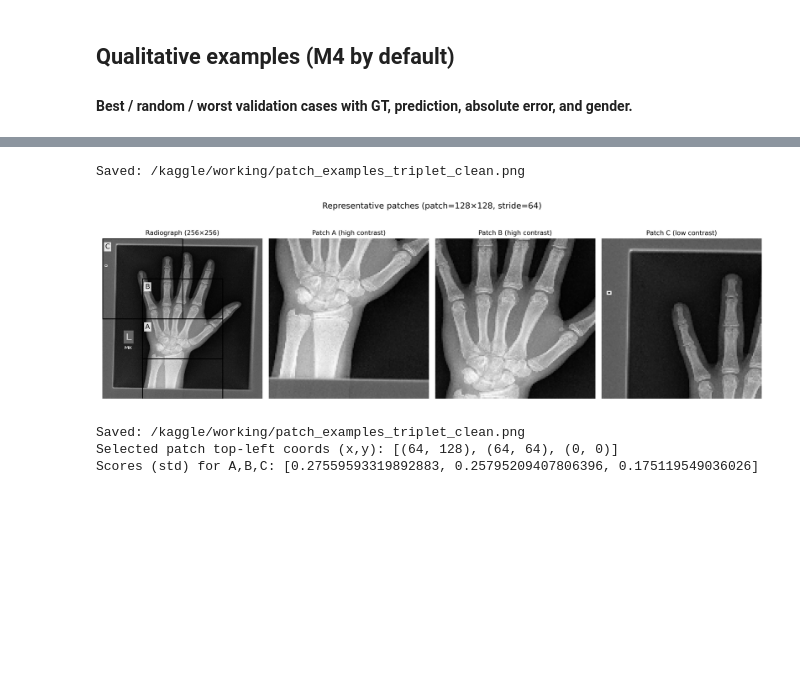
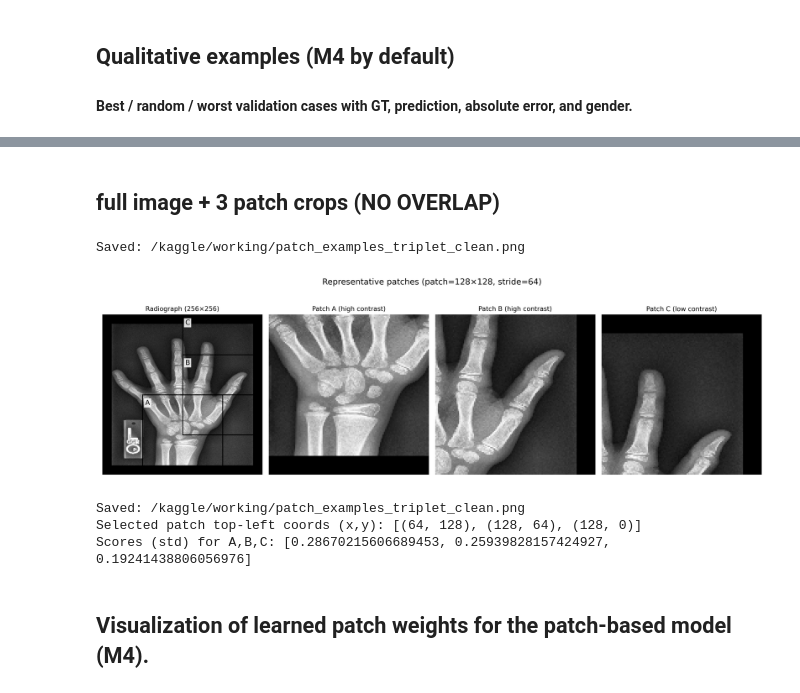
Before and after one commit to sobhanHosseini/bone-age-prediction-cnn-fusion, a Jupyter notebook: main.ipynb, the cells around one changed output, grey strips where cells are left out. Saved outputs shown, nothing was run; the diff lists cells and outputs as text; code cells hidden in the pictures; blank space fills up the shorter version.

Commit message:
updated version - v2

```diff
--- a/main.ipynb
+++ b/main.ipynb
@@ -649,0 +228,10 @@ Saved: /kaggle/working/summary_results.csv
+# %%
+y_mean = float(train_df["boneage"].mean())
+y_std  = float(train_df["boneage"].std() + 1e-8)
+
+Y_MIN = 0
+Y_MAX = 240
+NUM_BINS = Y_MAX - Y_MIN + 1
+
+
+print("Target mean/std:", y_mean, y_std)
@@ -649,0 +332,5 @@ Saved: /kaggle/working/summary_results.csv
+# %%
+X_MEAN = 68.8531
+X_STD = 55.3605
+
+print(f"Pixel mean/std (LOCKED): {X_MEAN}, {X_STD}")
@@ -815,22 +1409,33 @@ Saved: /kaggle/working/qualitative_examples.png
+# %% [markdown]
+## full image + 3 patch crops (NO OVERLAP)
 # %%
+import numpy as np
+import matplotlib.pyplot as plt
+import matplotlib.patches as mpatches
+import tensorflow as tf
+
 OUT_PATH = "/kaggle/working/patch_examples_triplet_clean.png"
 
 IMG_SIZE = 256
 PATCH = 128
 STRIDE = 64
 
-IDX = 183
+IDX = 1363
 img_path = val_df.iloc[IDX]["path"]
 
-def decode_for_display(path, img_size=IMG_SIZE):
-    img = tf.io.read_file(path)
-    img = tf.image.decode_png(img, channels=1)
-    img = tf.image.resize(img, [img_size, img_size])
-    img = tf.cast(img, tf.float32)
+def decode_for_display_preprocessed(path):
+    """
+    Display version aligned with training preprocessing.
+    Output is scaled to [0,1] only for visualization.
+    """
+    img = preprocess_image(tf.constant(path))
+    img = tf.squeeze(img, axis=-1)
+
+    # Scale to [0,1] for display
     img = (img - tf.reduce_min(img)) / (tf.reduce_max(img) - tf.reduce_min(img) + 1e-8)
-    return img.numpy().squeeze()
+    return img.numpy()
 
-img = decode_for_display(img_path, IMG_SIZE)
+img = decode_for_display_preprocessed(img_path)
 
 ys = list(range(0, IMG_SIZE - PATCH + 1, STRIDE))
 xs = list(range(0, IMG_SIZE - PATCH + 1, STRIDE))
@@ -843,22 +1448,33 @@ def patch_score(img, x, y, patch=PATCH):
 scores = np.array([patch_score(img, x, y) for (x, y) in grid_coords], dtype=np.float32)
 idx_sorted = np.argsort(scores)
 
-# low-contrast
+# Low-contrast patch
 low_idx = int(idx_sorted[0])
 
-# two high-contrast patches
+def overlap_area(a, b, patch=PATCH):
+    ax, ay = a
+    bx, by = b
+    ix = max(0, min(ax+patch, bx+patch) - max(ax, bx))
+    iy = max(0, min(ay+patch, by+patch) - max(ay, by))
+    return ix * iy
+
+# Choose 2 high-contrast patches with limited overlap
 top_candidates = idx_sorted[::-1].tolist()
 chosen_high = []
+max_allowed_overlap = (PATCH * PATCH) * 0.25
+
 for idx in top_candidates:
     x, y = grid_coords[idx]
     if not chosen_high:
         chosen_high.append(idx)
     else:
         x0, y0 = grid_coords[chosen_high[0]]
-        if abs(x - x0) + abs(y - y0) >= PATCH // 2:
+        if overlap_area((x, y), (x0, y0)) <= max_allowed_overlap:
             chosen_high.append(idx)
     if len(chosen_high) == 2:
         break
+
+# Fallback if overlap constraint too strict
 if len(chosen_high) < 2:
     chosen_high = [int(idx_sorted[-1]), int(idx_sorted[-2])]
 
@@ -872,41 +1488,45 @@ for idx in chosen_idxs:
     coords.append((x, y))
     patches.append(img[y:y+PATCH, x:x+PATCH])
 
-# ---- Plot (1x4) ----
+# Plot (1x4)
 fig, axes = plt.subplots(1, 4, figsize=(16, 5))
 
 # Full image with boxes
 ax0 = axes[0]
 ax0.imshow(img, cmap="gray")
 ax0.axis("off")
-ax0.set_title("Radiograph (256×256)", fontsize=11)
+ax0.set_title(f"Radiograph ({IMG_SIZE}×{IMG_SIZE})", fontsize=11)
 
 for (x, y), lab in zip(coords, ["A", "B", "C"]):
     rect = mpatches.Rectangle((x, y), PATCH, PATCH, fill=False, linewidth=1.5)
     ax0.add_patch(rect)
-    ax0.text(x + 4, y + 16, lab, fontsize=12,
-             bbox=dict(facecolor="white", alpha=0.85, edgecolor="none", pad=2))
+    ax0.text(
+        x + 4, y + 16, lab, fontsize=12,
+        bbox=dict(facecolor="white", alpha=0.85, edgecolor="none", pad=2)
+    )
 
 # Patch crops
 for i in range(3):
     ax = axes[i+1]
     ax.imshow(patches[i], cmap="gray")
     ax.axis("off")
     ax.set_title(f"Patch {labels[i]}", fontsize=11)
 
 fig.suptitle(f"Representative patches (patch={PATCH}×{PATCH}, stride={STRIDE})", fontsize=14)
 fig.tight_layout(rect=[0, 0, 1, 0.92])
 fig.savefig(OUT_PATH, dpi=300)
 plt.close(fig)
 
 print("Saved:", OUT_PATH)
 show_saved(OUT_PATH)
 
 print("Selected patch top-left coords (x,y):", coords)
 print("Scores (std) for A,B,C:", [float(scores[i]) for i in chosen_idxs])
 # %% [output]
 Saved: /kaggle/working/patch_examples_triplet_clean.png
-[figure, old version]
+[figure, new version]
 Saved: /kaggle/working/patch_examples_triplet_clean.png
-Selected patch top-left coords (x,y): [(64, 128), (64, 64), (0, 0)]
-Scores (std) for A,B,C: [0.27559593319892883, 0.25795209407806396, 0.175119549036026]
+Selected patch top-left coords (x,y): [(64, 128), (128, 64), (128, 0)]
+Scores (std) for A,B,C: [0.28670215606689453, 0.25939828157424927, 0.19241438806056976]
+# %% [markdown]
+## Visualization of learned patch weights for the patch-based model (M4).
```
Also changed, not shown: parts of 55 cells of this notebook, 1 other file.
